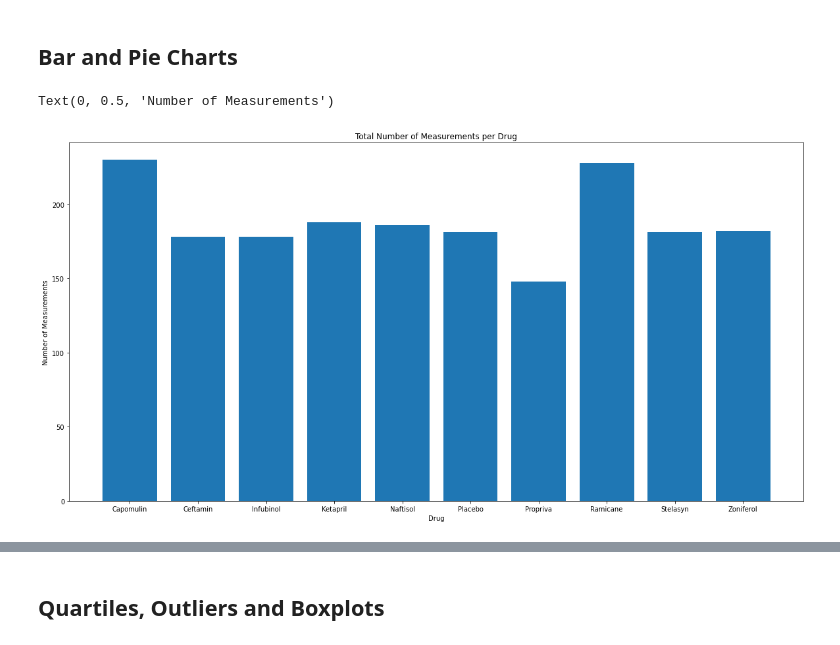
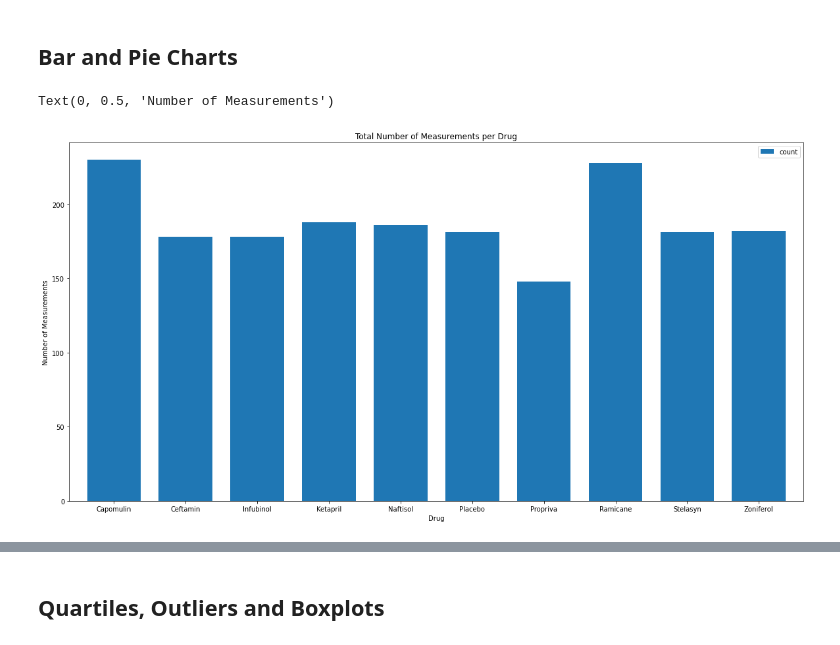
Before and after one commit to NateWitte/matplotlib-challenge, a Jupyter notebook: pymaceuticals_Witte.ipynb, the cells around one changed output, grey strips where cells are left out. Drawn from its saved outputs; the diff is of its cells as text; code cells hidden in the pictures.

Commit message:
finished bar graphs

```diff
--- a/pymaceuticals_Witte.ipynb
+++ b/pymaceuticals_Witte.ipynb
@@ -134,9 +134,13 @@ other_sum_df
 ## Bar and Pie Charts
 # %%
 # Generate a bar plot showing the total number of measurements taken on each drug regimen using pandas.
+panda_bar_df=clean_df.groupby("Drug Regimen").agg(['count'])["Mouse ID"]
+ax=panda_bar_df.plot(kind='bar',y="count", figsize=(20,10),title="Total Number of Measurements per Drug", rot=0,width=0.75)
+plt.xlabel("Drug")
+plt.ylabel("Number of Measurements")
 # %% [output]
 Text(0, 0.5, 'Number of Measurements')
-[figure, old version]
+[figure, new version]
 # %%
 # Generate a bar plot showing the total number of measurements taken on each drug regimen using pyplot.
 measurements=regimen_group["Mouse ID"].count()
```
Also changed, not shown: parts of 2 cells of this notebook.
